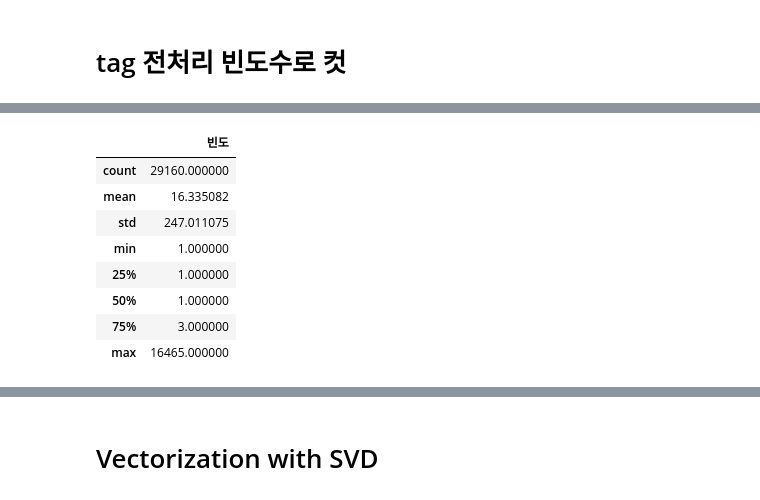
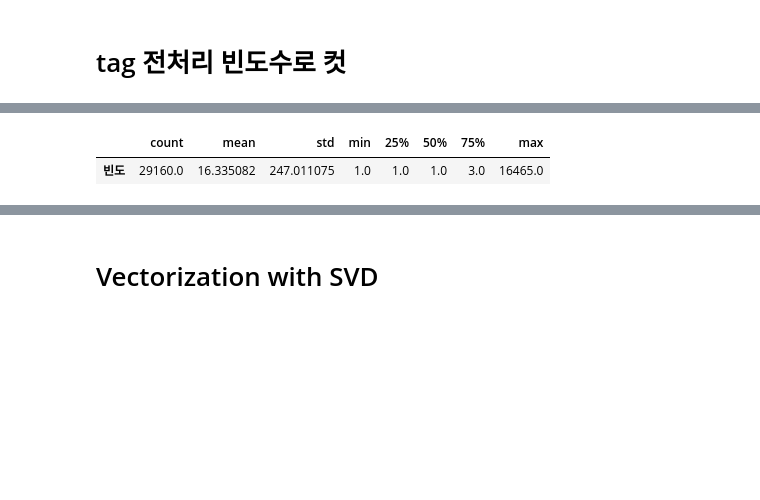
Before and after one commit to RecommendU/ForU, a Jupyter notebook: 정용재/Word Embeddings/16.멜론_여러가지_태그_임베딩과_평가메트릭.ipynb, the cells around one changed output, grey strips where cells are left out. Cells and saved outputs as stored; diff of their text form; code cells hidden in the pictures; blank space fills up the shorter version.

```diff
--- a/정용재/Word Embeddings/16.멜론_여러가지_태그_임베딩과_평가메트릭.ipynb
+++ b/정용재/Word Embeddings/16.멜론_여러가지_태그_임베딩과_평가메트릭.ipynb
@@ -21,6 +25,14 @@ import matplotlib.pyplot as plt
 warnings.filterwarnings(action='ignore')
 # %% [markdown]
 # 데이터 로드
+# %%
+with open('./data/song_meta.json',encoding='utf-8-sig') as f:
+    song_dict = json.load(f)
+
+song_df = pd.DataFrame.from_dict(song_dict)
+# %%
+with open('./data/genre_gn_all.json',encoding='utf-8-sig') as f:
+    genre_dict = json.load(f)
 # %%
 with open('data/train.json',encoding='utf-8-sig') as f:
     train_dict = json.load(f)
@@ -66,8 +87,6 @@ for tag_db in tag_db_list:
 
 for tag_db in tag_db_list:
     id_to_tag[tag_db['tag_id']] = tag_db['tag']
-
-train_df['new_tags_id'] = train_df['tags'].map(lambda x : [tag_to_id[v] for v in x])
 # %% [markdown]
 # tag 전처리 빈도수로 컷
 # %%
@@ -96,12 +107,5 @@ tag_freq.head()
 # %%
-tag_freq.describe()
+tag_freq.describe().T
 # %% [output]
-|  | 빈도 |
-| count | 29160.000000 |
-| mean | 16.335082 |
-| std | 247.011075 |
-| min | 1.000000 |
-| 25% | 1.000000 |
-| 50% | 1.000000 |
-| 75% | 3.000000 |
-| max | 16465.000000 |
+|  | count | mean | std | min | 25% | 50% | 75% | max |
+| 빈도 | 29160.0 | 16.335082 | 247.011075 | 1.0 | 1.0 | 1.0 | 3.0 | 16465.0 |
```
Also changed, not shown: parts of 84 cells of this notebook.
